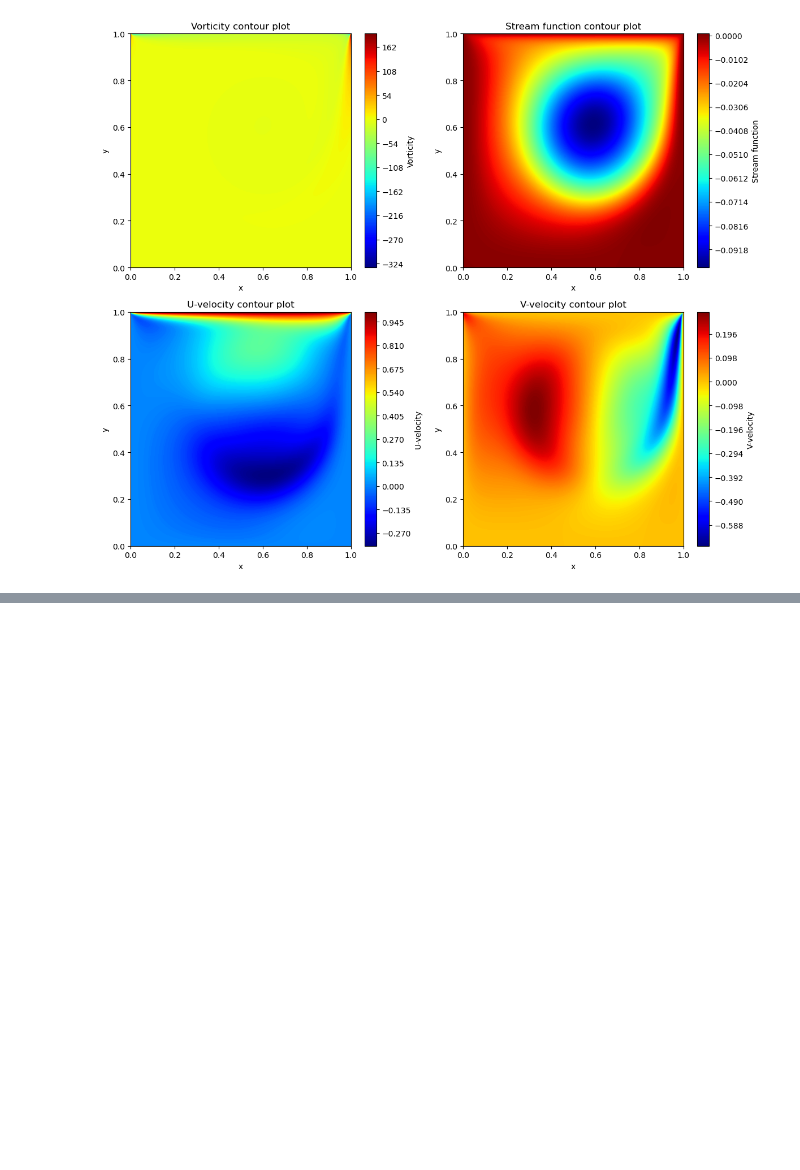
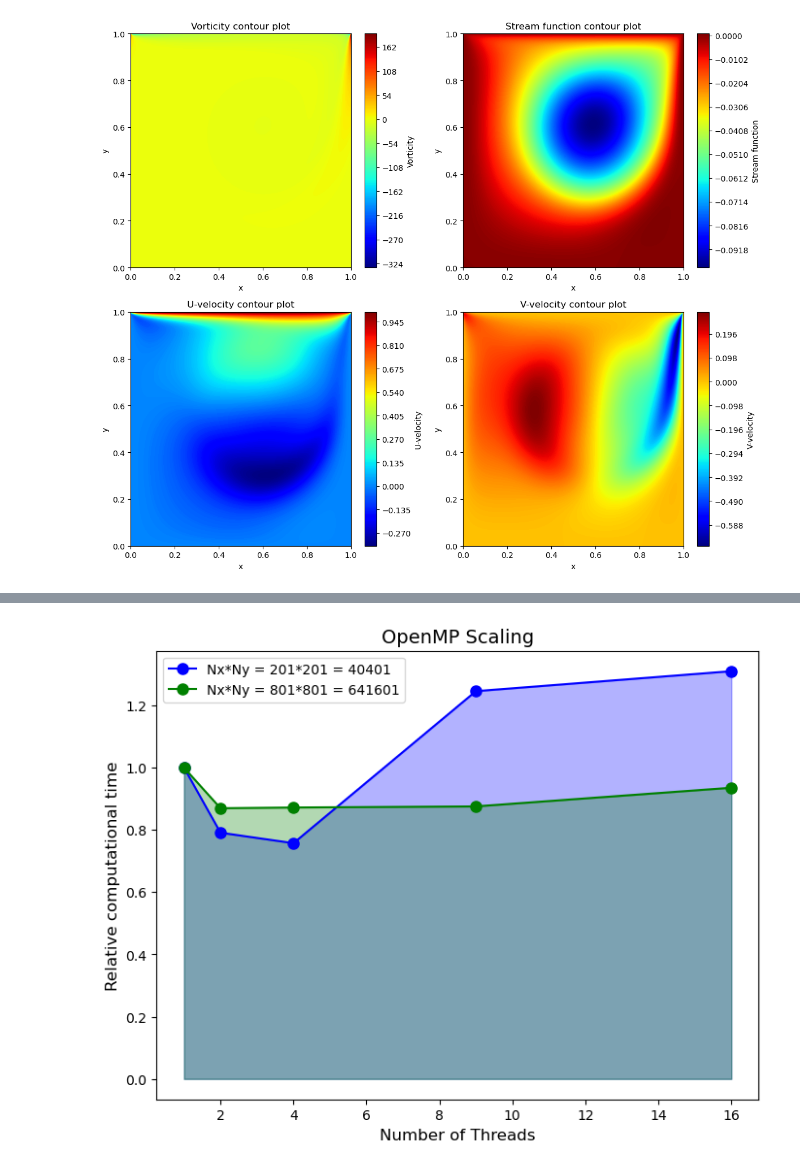
Before and after one commit to CyrusLiu20/HPC-Fluid-Solver, a Jupyter notebook: FlowVisualisation.ipynb, the cells around one changed output, grey strips where cells are left out. Saved outputs shown, nothing was run; the diff lists cells and outputs as text; code cells hidden in the pictures; blank space fills up the shorter version.

Commit message:
MPI and OpenMP scaling experiments

```diff
--- a/FlowVisualisation.ipynb
+++ b/FlowVisualisation.ipynb
@@ -74,0 +89,34 @@ plt.show()
+# %%
+x_nt = np.array([1,2,4,9,16])
+y_nt_medium = np.array([151.156, 119.577, 114.497, 188.317, 198.009]) # Nx = 201 Ny = 201
+y_nt_heavy = np.array([1183.76, 1029.52, 1032.2, 1036.44, 1107.45]) # Nx = 801 Ny = 801 (only for 11 steps though)
+
+
+
+y_nt_medium = y_nt_medium/y_nt_medium[0]
+y_nt_heavy = y_nt_heavy/y_nt_heavy[0]
+
+
+legend_nt = ["Nx*Ny = 201*201 = 40401", "Nx*Ny = 801*801 = 641601"]
+
+
+# Create the plot
+plt.figure(figsize=(8, 6))
+# plt.plot(x, y_light, color='orange', linestyle='-', marker='o', markersize=8, label='Line')
+plt.plot(x_nt, y_nt_medium, color='blue', linestyle='-', marker='o', markersize=8, label='Line')
+plt.plot(x_nt, y_nt_heavy, color='green', linestyle='-', marker='o', markersize=8, label='Line')
+
+
+# plt.fill_between(x, y_light, color='orange', alpha=0.3)
+plt.fill_between(x_nt, y_nt_medium, color='blue', alpha=0.3)
+plt.fill_between(x_nt, y_nt_heavy, color='green', alpha=0.3)
+
+
+plt.xlabel("Number of Threads", fontsize=12)
+plt.ylabel("Relative computational time", fontsize=12)
+plt.legend(legend_nt)
+plt.title("OpenMP Scaling", fontsize=14)
+plt.savefig(folder_path + 'OpenMP_Scaling.png', dpi=300, bbox_inches='tight')
+plt.show()
+# %% [output]
+[figure, added]
```
Also changed, not shown: parts of 2 cells of this notebook, 4 other files.
